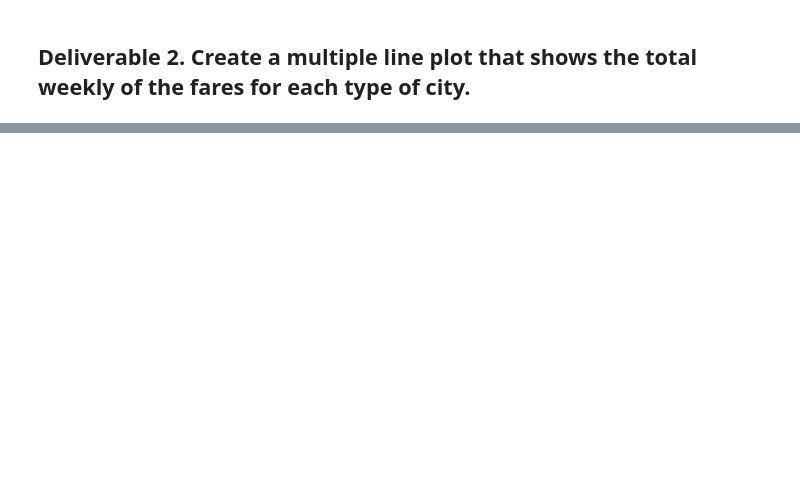
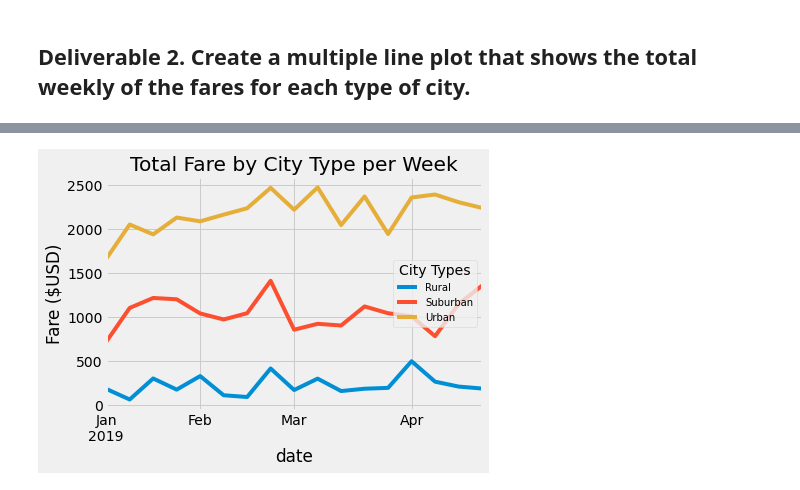
Before and after one commit to kmaluccio/PyBer-Analysis, a Jupyter notebook: PyBer_Challenge.ipynb, the cells around one changed output, grey strips where cells are left out. Saved outputs shown, nothing was run; the diff lists cells and outputs as text; code cells hidden in the pictures; blank space fills up the shorter version.

Commit message:
deliverable 2 updated code and added image to analysis folder

```diff
--- a/PyBer_Challenge.ipynb
+++ b/PyBer_Challenge.ipynb
@@ -127,3 +172,5 @@ pyber_summary_df
 # %%
 # 4. Create a pivot table with the 'date' as the index, the columns ='type', and values='fare'
 # to get the total fares for each type of city by the date.
+pyber_pivot = pd.pivot_table(new_pyber_df, index = ["date"],columns = ["type"], values = ["fare"])
+pyber_pivot
@@ -130,2 +193,4 @@ pyber_summary_df
 # %%
 # 5. Create a new DataFrame from the pivot table DataFrame using loc on the given dates, '2019-01-01':'2019-04-29'.
+pyber_pivot_df = pyber_pivot.loc['2019-01-01':'2019-04-29',:]
+pyber_pivot_df
@@ -132,5 +213,5 @@ pyber_summary_df
 # %%
 # 6. Set the "date" index to datetime datatype. This is necessary to use the resample() method in Step 8.
-# df.index = pd.to_datetime(df.index)
+pyber_pivot_df.index = pd.to_datetime(pyber_pivot_df.index)
 # %%
 # 7. Check that the datatype for the index is datetime using df.info()
@@ -137,2 +230,4 @@ pyber_summary_df
 # %%
 # 8. Create a new DataFrame using the "resample()" function by week 'W' and get the sum of the fares for each week.
+pyber_by_week_df = pyber_pivot_df.resample('W').sum()
+pyber_by_week_df
@@ -139,7 +255,18 @@ pyber_summary_df
 # %%
 # 8. Using the object-oriented interface method, plot the resample DataFrame using the df.plot() function.
-
+pyber_by_week_df.plot()
 # Import the style from Matplotlib.
 from matplotlib import style
 # Use the graph style fivethirtyeight.
 style.use('fivethirtyeight')
+# add y axis label and title to graph
+plt.ylabel("Fare ($USD)")
+plt.title("Total Fare by City Type per Week")
+# add the legend
+plt.legend(fontsize="10",loc="best",title="City Types", labels=["Rural","Suburban","Urban"])
+# Save the figure
+plt.savefig("analysis/PyBer_fare_summary.png")
+# Show the graph
+plt.show()
+# %% [output]
+[figure, added]
```
Also changed, not shown: parts of 11 cells of this notebook, 1 other file.
